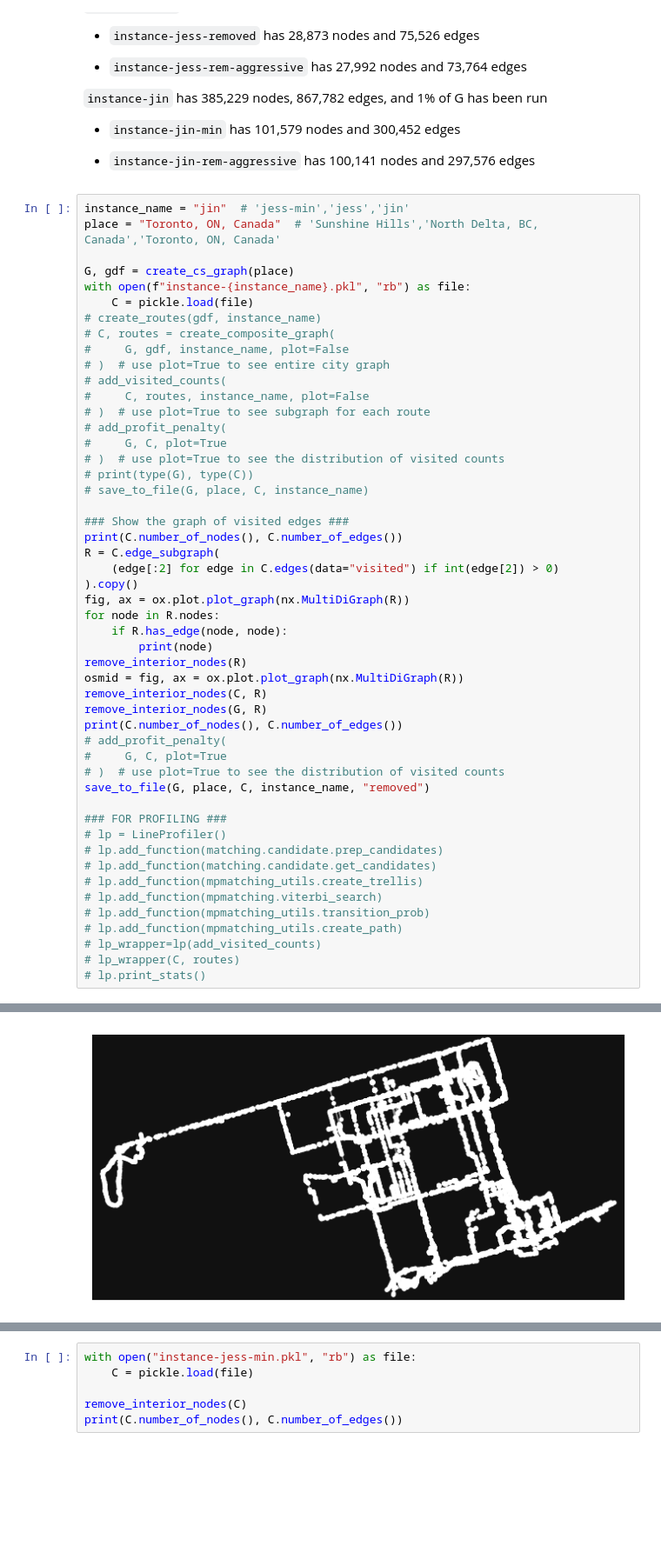
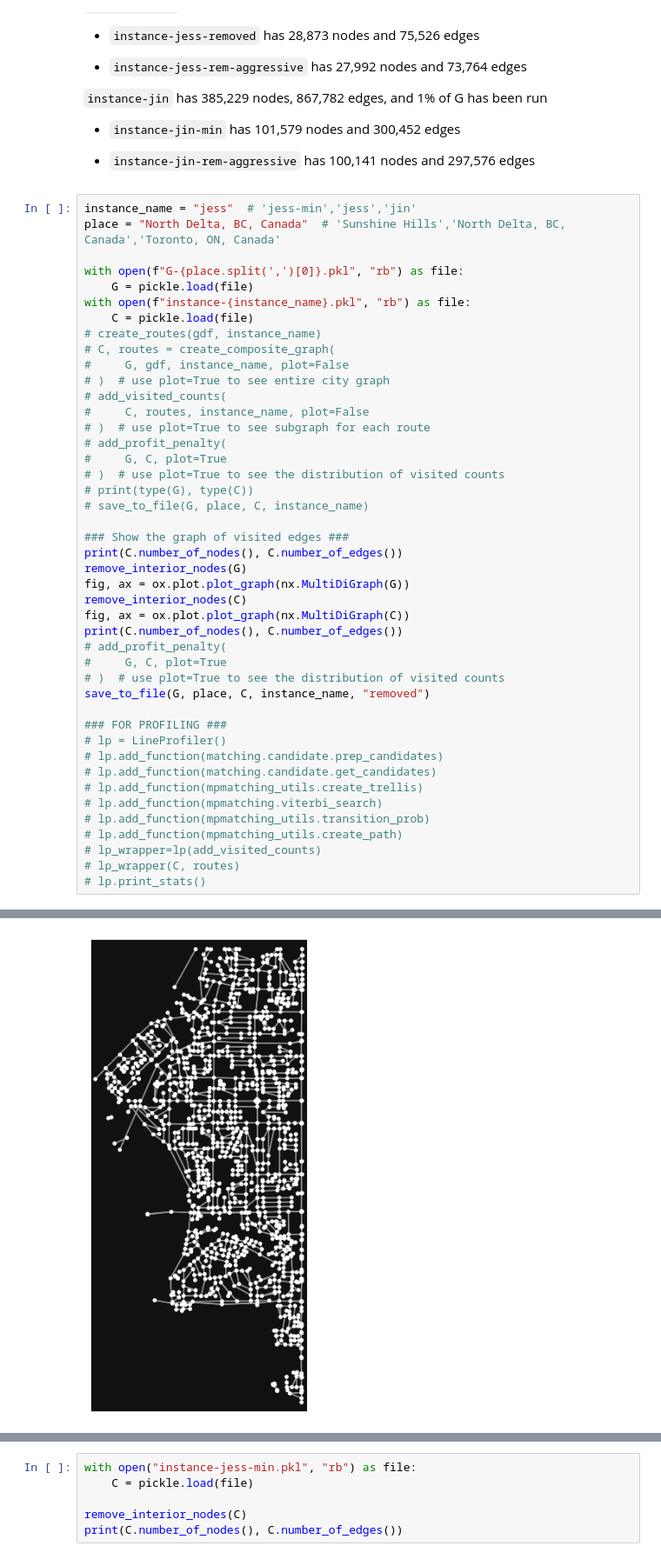
Before and after one commit to jingng/MIE1603-Project, a Jupyter notebook: StravaDataLoader.ipynb, the cells around one changed output, grey strips where cells are left out. Shown at 87% size. Saved outputs shown, nothing was run; the diff lists cells and outputs as text; blank space fills up the shorter version.

```diff
--- a/StravaDataLoader.ipynb
+++ b/StravaDataLoader.ipynb
@@ -671,10 +718,11 @@ def save_to_file(G, place, C, instance_name, tag=None):
 
 * `instance-jin-rem-aggressive` has 100,141 nodes and 297,576 edges
 # %%
-instance_name = "jin"  # 'jess-min','jess','jin'
-place = "Toronto, ON, Canada"  # 'Sunshine Hills','North Delta, BC, Canada','Toronto, ON, Canada'
+instance_name = "jess"  # 'jess-min','jess','jin'
+place = "North Delta, BC, Canada"  # 'Sunshine Hills','North Delta, BC, Canada','Toronto, ON, Canada'
 
-G, gdf = create_cs_graph(place)
+with open(f"G-{place.split(',')[0]}.pkl", "rb") as file:
+    G = pickle.load(file)
 with open(f"instance-{instance_name}.pkl", "rb") as file:
     C = pickle.load(file)
 # create_routes(gdf, instance_name)
@@ -692,17 +740,10 @@ with open(f"instance-{instance_name}.pkl", "rb") as file:
 
 ### Show the graph of visited edges ###
 print(C.number_of_nodes(), C.number_of_edges())
-R = C.edge_subgraph(
-    (edge[:2] for edge in C.edges(data="visited") if int(edge[2]) > 0)
-).copy()
-fig, ax = ox.plot.plot_graph(nx.MultiDiGraph(R))
-for node in R.nodes:
-    if R.has_edge(node, node):
-        print(node)
-remove_interior_nodes(R)
-osmid = fig, ax = ox.plot.plot_graph(nx.MultiDiGraph(R))
-remove_interior_nodes(C, R)
-remove_interior_nodes(G, R)
+remove_interior_nodes(G)
+fig, ax = ox.plot.plot_graph(nx.MultiDiGraph(G))
+remove_interior_nodes(C)
+fig, ax = ox.plot.plot_graph(nx.MultiDiGraph(C))
 print(C.number_of_nodes(), C.number_of_edges())
 # add_profit_penalty(
 #     G, C, plot=True
@@ -726 +767 @@ creating citystrides graph - 41.8 s
-[figure, old version]
+[figure, new version]
```
Also changed, not shown: parts of 3 cells of this notebook, 5 other files.
